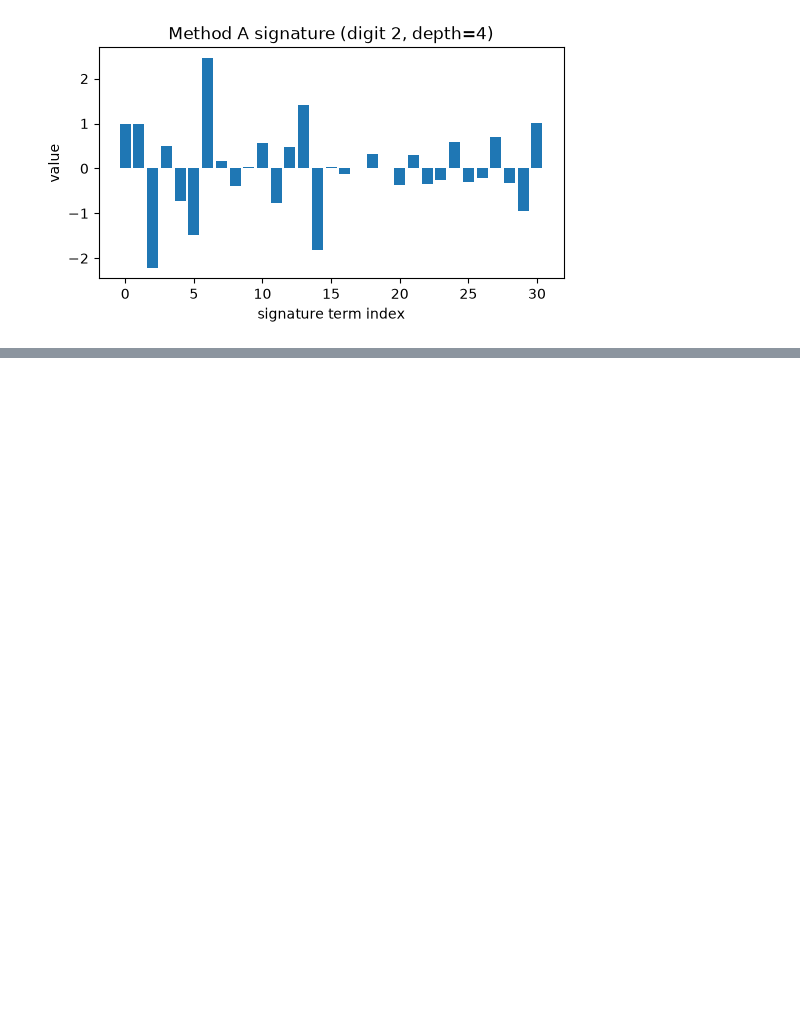
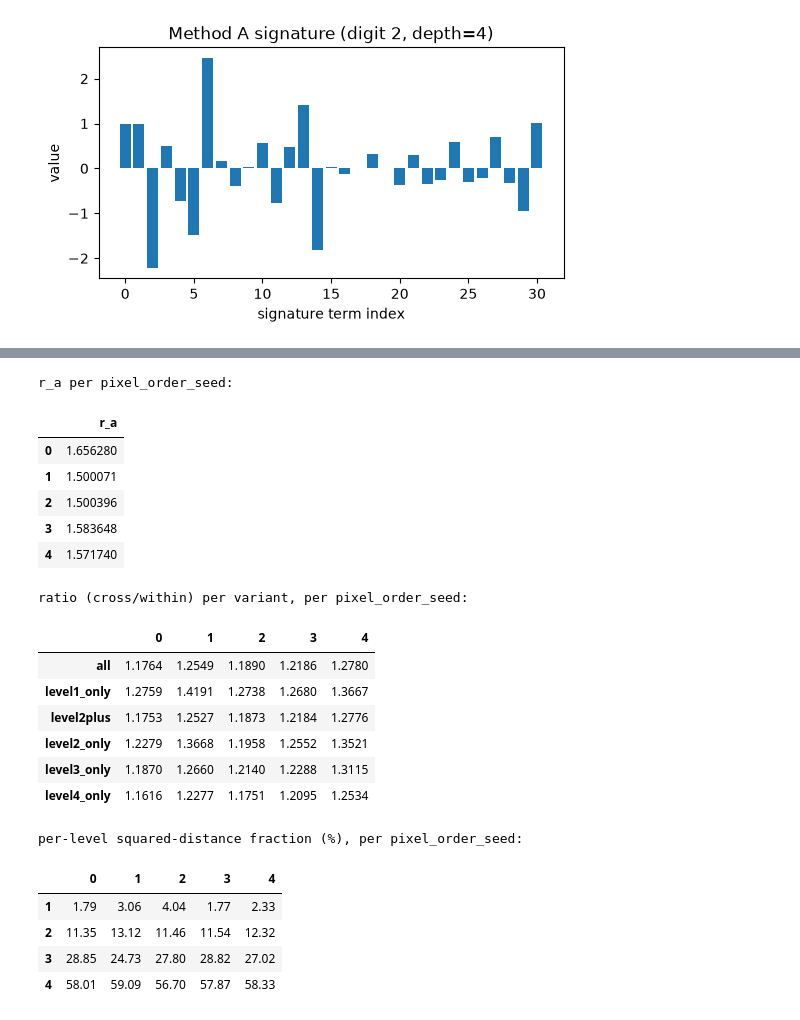
Before and after one commit to Kilobyte947/Datasig, a Jupyter notebook: signature_distance/notebook_method_a.ipynb, the cells around one changed output, grey strips where cells are left out. Saved outputs shown, nothing was run; the diff lists cells and outputs as text; code cells hidden in the pictures; blank space fills up the shorter version.

```diff
--- a/signature_distance/notebook_method_a.ipynb
+++ b/signature_distance/notebook_method_a.ipynb
@@ -98,0 +183,46 @@ sanity check), shared with Method B, not started yet.
+# %%
+import pandas as pd
+
+pixel_order_seeds = [0, 1, 2, 3, 4]
+po_results = {
+    s: run_level_decomposition(n_per_class=30, seed=0, depth=4, pixel_order_seed=s)
+    for s in pixel_order_seeds
+}
+
+print('r_a per pixel_order_seed:')
+display(pd.Series({s: r['r_a'] for s, r in po_results.items()}, name='r_a').to_frame())
+
+ratio_table = pd.DataFrame({
+    s: {v: entry['method_a']['ratio_cross_over_within'] for v, entry in r['variants'].items()}
+    for s, r in po_results.items()
+})
+print('ratio (cross/within) per variant, per pixel_order_seed:')
+display(ratio_table.round(4))
+
+fraction_table = pd.DataFrame({
+    s: r['level_fraction']['method_a'] for s, r in po_results.items()
+})
+print('per-level squared-distance fraction (%), per pixel_order_seed:')
+display((fraction_table * 100).round(2))
+# %% [output]
+r_a per pixel_order_seed:
+|  | r_a |
+| 0 | 1.656280 |
+| 1 | 1.500071 |
+| 2 | 1.500396 |
+| 3 | 1.583648 |
+| 4 | 1.571740 |
+ratio (cross/within) per variant, per pixel_order_seed:
+|  | 0 | 1 | 2 | 3 | 4 |
+| all | 1.1764 | 1.2549 | 1.1890 | 1.2186 | 1.2780 |
+| level1_only | 1.2759 | 1.4191 | 1.2738 | 1.2680 | 1.3667 |
+| level2plus | 1.1753 | 1.2527 | 1.1873 | 1.2184 | 1.2776 |
+| level2_only | 1.2279 | 1.3668 | 1.1958 | 1.2552 | 1.3521 |
+| level3_only | 1.1870 | 1.2660 | 1.2140 | 1.2288 | 1.3115 |
+| level4_only | 1.1616 | 1.2277 | 1.1751 | 1.2095 | 1.2534 |
+per-level squared-distance fraction (%), per pixel_order_seed:
+|  | 0 | 1 | 2 | 3 | 4 |
+| 1 | 1.79 | 3.06 | 4.04 | 1.77 | 2.33 |
+| 2 | 11.35 | 13.12 | 11.46 | 11.54 | 12.32 |
+| 3 | 28.85 | 24.73 | 27.80 | 28.82 | 27.02 |
+| 4 | 58.01 | 59.09 | 56.70 | 57.87 | 58.33 |
```
Also changed, not shown: parts of 6 cells of this notebook, 12 other files.
